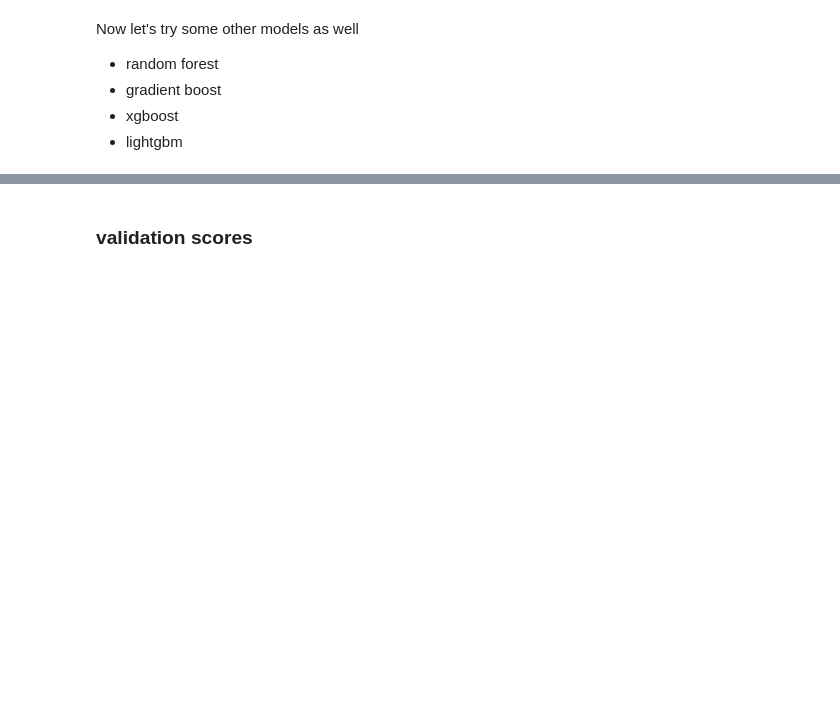
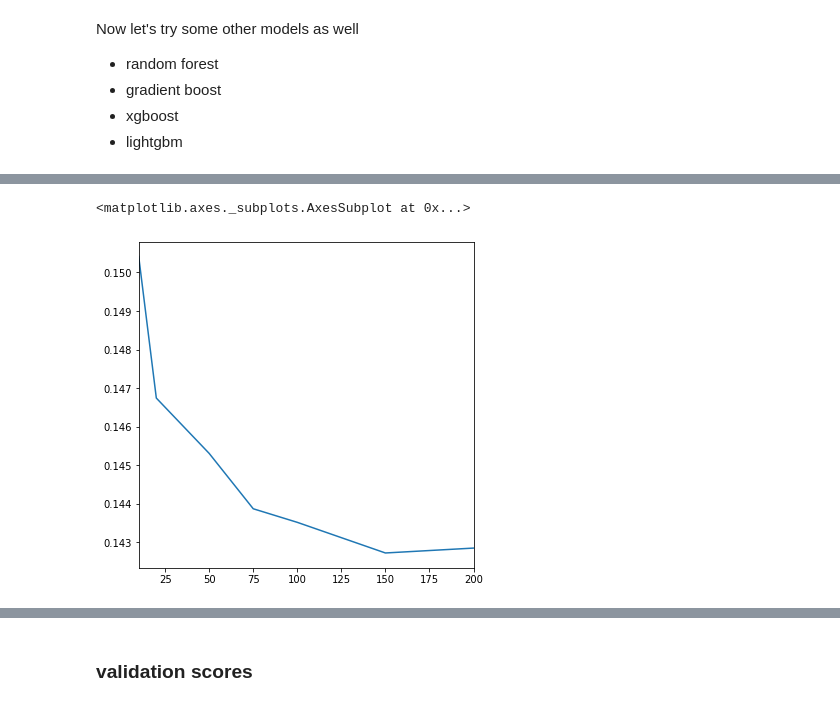
Before and after one commit to JK558/house-price-prediction, a Jupyter notebook: house_price_JK.ipynb, the cells around one changed output, grey strips where cells are left out. Drawn from its saved outputs; the diff is of its cells as text; code cells hidden in the pictures; blank space fills up the shorter version.

```diff
--- a/house_price_JK.ipynb
+++ b/house_price_JK.ipynb
@@ -519,0 +613,6 @@ model_lgb = lgb.LGBMRegressor(objective='regression',num_leaves=5,
+# %%
+%%time
+number_of_tree = [10, 20, 50, 75, 100, 150, 200]
+cv_RF = [rmsle_cv(RandomForestRegressor(n_estimators = n, random_state=42)).mean()
+            for n in number_of_tree]
+cv_RF = pd.Series(cv_RF, index = number_of_tree)
@@ -519,0 +647,5 @@ model_lgb = lgb.LGBMRegressor(objective='regression',num_leaves=5,
+# %%
+cv_RF.plot()
+# %% [output]
+<matplotlib.axes._subplots.AxesSubplot at 0x...>
+[figure, added]
```
Also changed, not shown: parts of 83 cells of this notebook.
